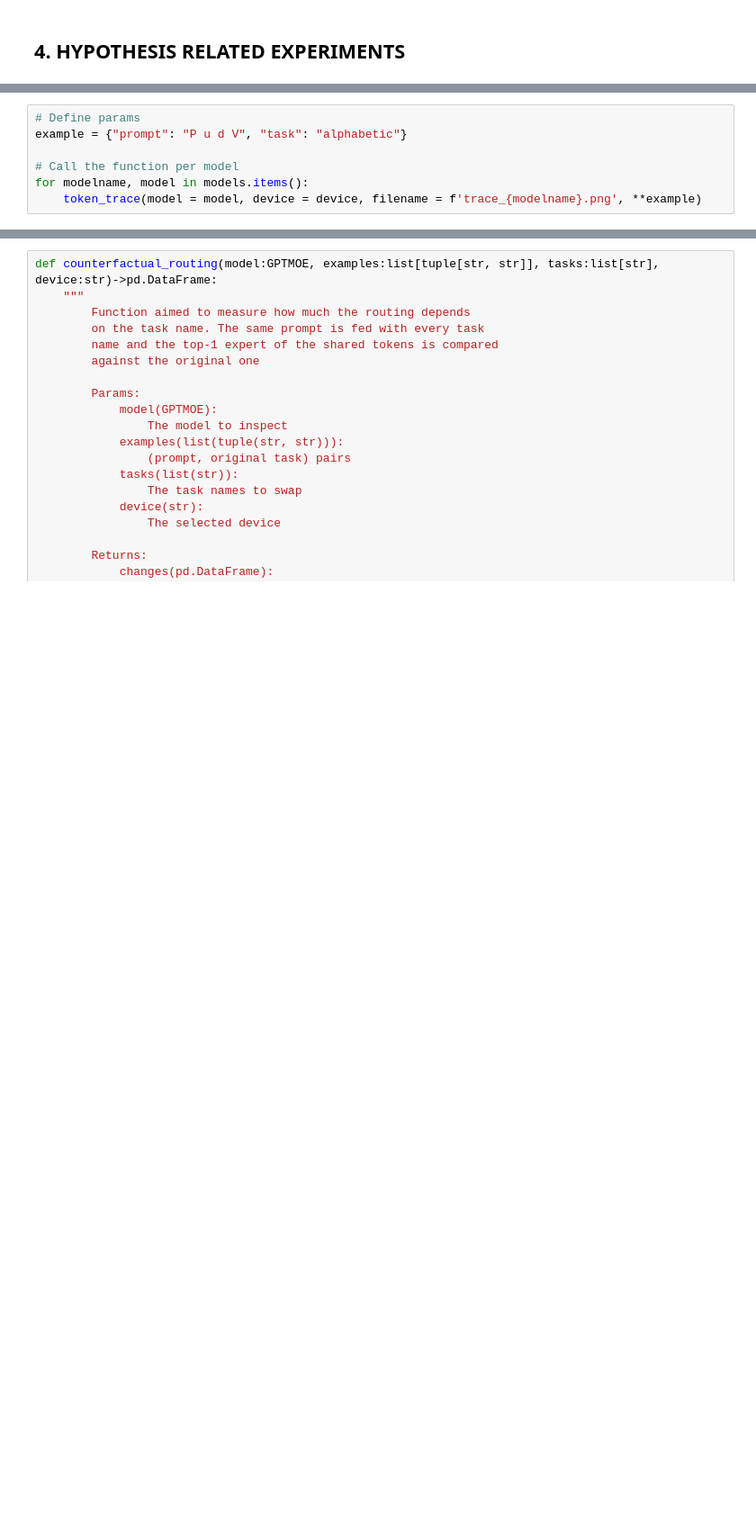
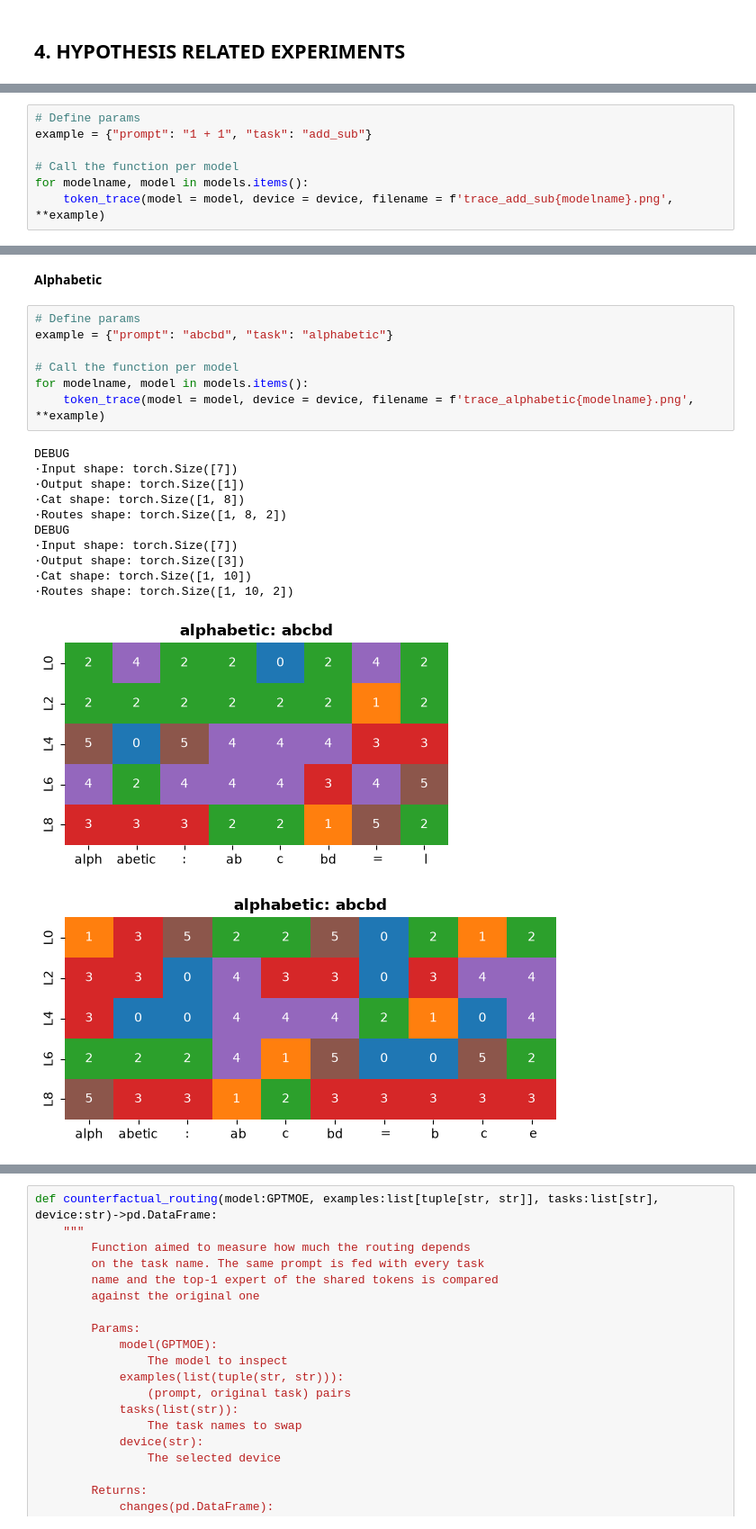
Before and after one commit to cmc186/GPT2_MOE, a Jupyter notebook: src/gpt2_moe/train_test/experiments.ipynb, the cells around one changed output, grey strips where cells are left out. Shown at 90% size. Cells and saved outputs as stored; diff of their text form; blank space fills up the shorter version.

```diff
--- a/src/gpt2_moe/train_test/experiments.ipynb
+++ b/src/gpt2_moe/train_test/experiments.ipynb
@@ -719,7 +780,7 @@ def token_trace(model:GPTMOE, prompt:str, task:str, device:str, max_new:int = 30
 # %%
 # Define params
-example = {"prompt": "P u d V", "task": "alphabetic"}
+example = {"prompt": "1 + 1", "task": "add_sub"}
 
 # Call the function per model
 for modelname, model in models.items():
-    token_trace(model = model, device = device, filename = f'trace_{modelname}.png', **example)
+    token_trace(model = model, device = device, filename = f'trace_add_sub{modelname}.png', **example)
@@ -725,0 +800,22 @@ for modelname, model in models.items():
+# %% [markdown]
+**Alphabetic**
+# %%
+# Define params
+example = {"prompt": "abcbd", "task": "alphabetic"}
+
+# Call the function per model
+for modelname, model in models.items():
+    token_trace(model = model, device = device, filename = f'trace_alphabetic{modelname}.png', **example)
+# %% [output]
+DEBUG
+·Input shape: torch.Size([7])
+·Output shape: torch.Size([1])
+·Cat shape: torch.Size([1, 8])
+·Routes shape: torch.Size([1, 8, 2])
+DEBUG
+·Input shape: torch.Size([7])
+·Output shape: torch.Size([3])
+·Cat shape: torch.Size([1, 10])
+·Routes shape: torch.Size([1, 10, 2])
+[figure, added]
+[figure, added]
```
Also changed, not shown: parts of 47 cells of this notebook, 41 other files.
